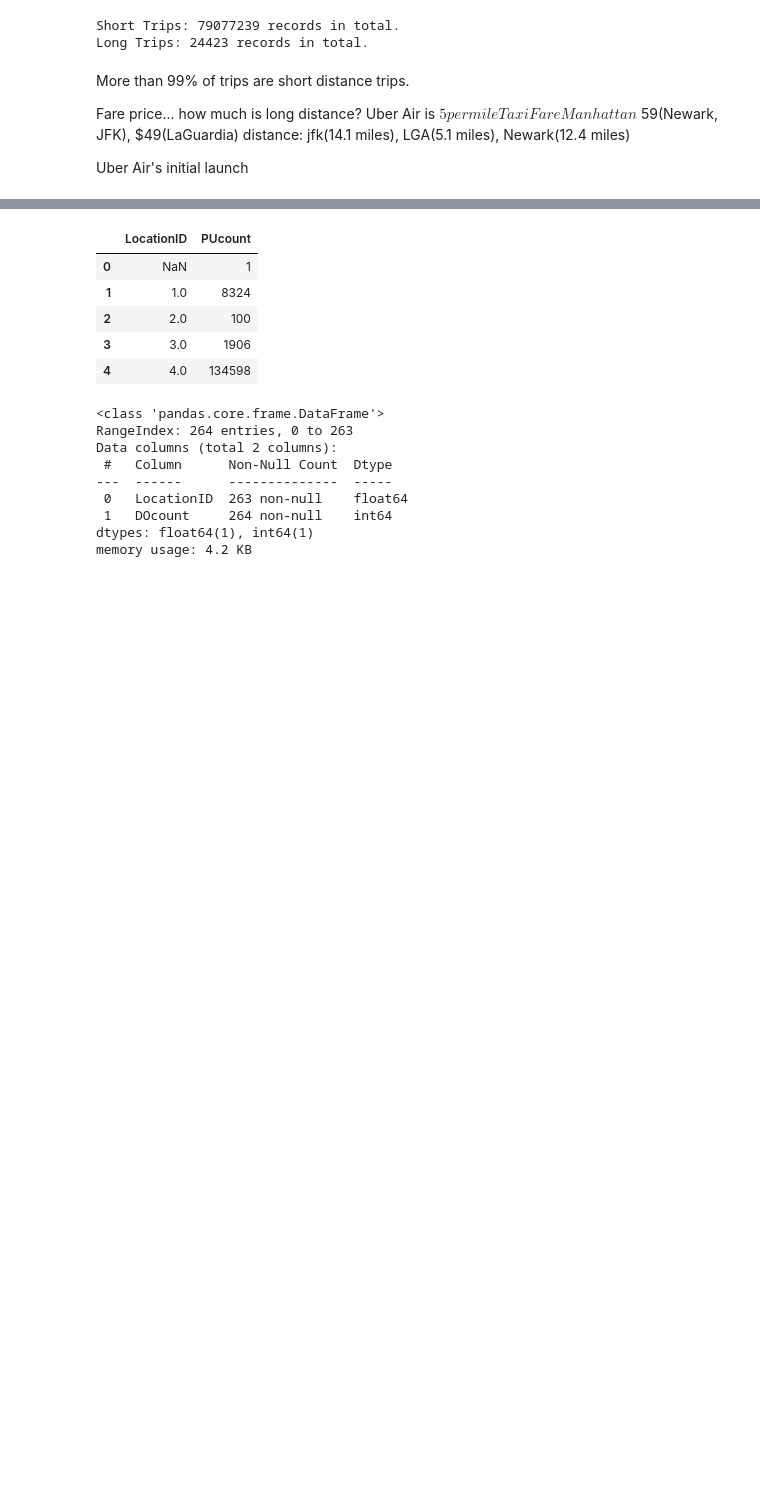
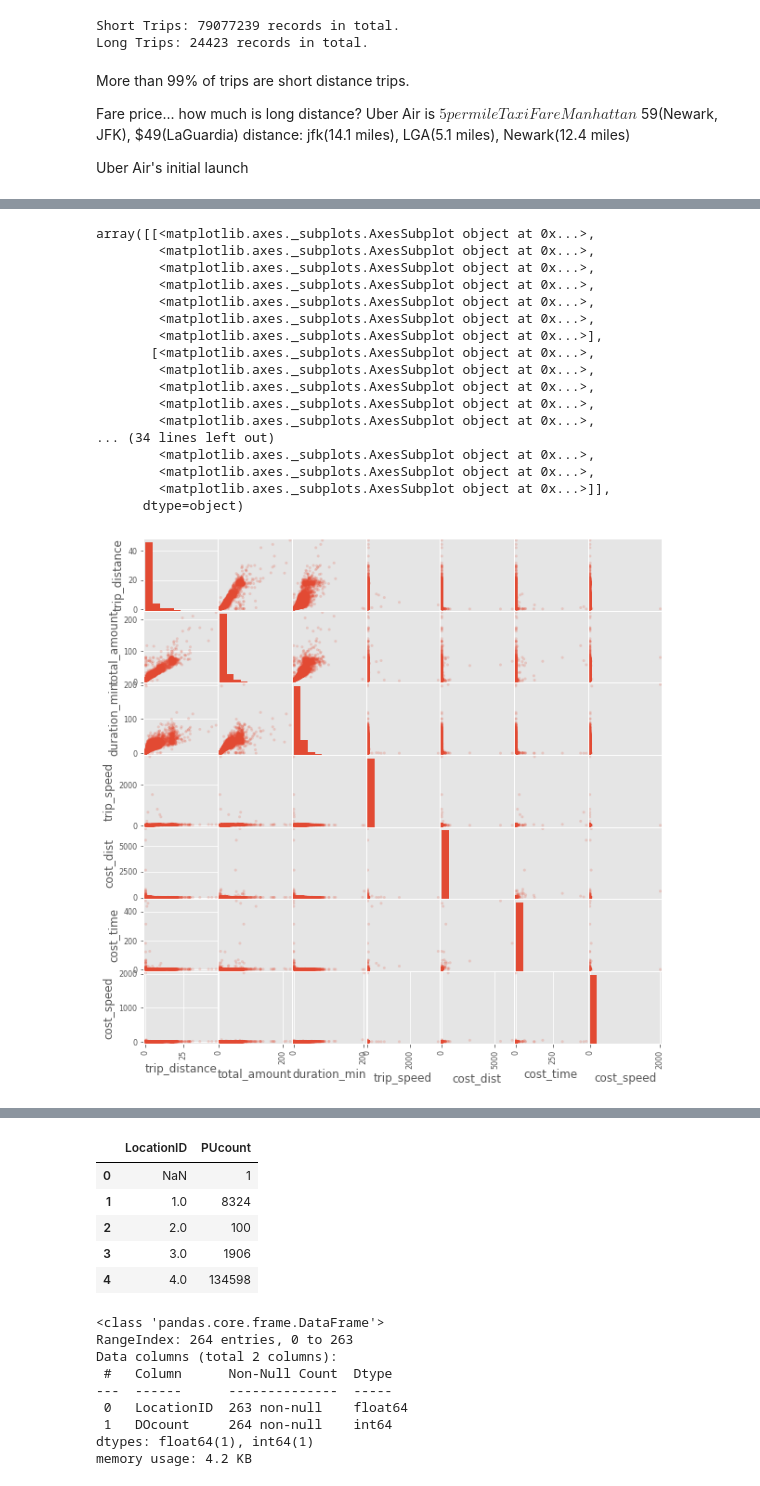
Before and after one commit to saehuh/Uber_Air__NYC, a Jupyter notebook: uber_air_nyc.ipynb, the cells around one changed output, grey strips where cells are left out. Saved outputs shown, nothing was run; the diff lists cells and outputs as text; code cells hidden in the pictures; blank space fills up the shorter version.

```diff
--- a/uber_air_nyc.ipynb
+++ b/uber_air_nyc.ipynb
@@ -553,0 +753,5 @@ See the caveats in the documentation: https://pandas.pydata.org/pandas-docs/stab
+# %%
+df_tdf['tpep_pickup_datetime'] = pd.to_datetime(df_tdf['tpep_pickup_datetime'])
+df_tdf['tpep_dropoff_datetime'] = pd.to_datetime(df_tdf['tpep_dropoff_datetime'])
+
+df_tdf.dtypes
@@ -553,0 +764,5 @@ See the caveats in the documentation: https://pandas.pydata.org/pandas-docs/stab
+# %%
+df_tdf['trip_duration'] = df_tdf['tpep_dropoff_datetime']-df_tdf['tpep_pickup_datetime']
+df_tdf['duration_min'] = df_tdf['trip_duration'].dt.total_seconds()/60
+df_tdf['trip_speed'] = df_tdf['trip_distance'] / df_tdf['duration_min']*60
+df_tdf.head()
@@ -553,0 +776,7 @@ See the caveats in the documentation: https://pandas.pydata.org/pandas-docs/stab
+# %%
+# Efficiency: cost/distance, cost/time, cost/speed
+
+df_tdf['cost_dist'] = df_tdf['total_amount']/df_tdf['trip_distance']
+df_tdf['cost_time'] = df_tdf['total_amount']/df_tdf['duration_min']
+df_tdf['cost_speed'] = df_tdf['total_amount']/df_tdf['trip_speed']
+df_tdf.head()
@@ -553,0 +790,3 @@ See the caveats in the documentation: https://pandas.pydata.org/pandas-docs/stab
+# %%
+# filtering out abnormalities
+df_tdf = df_tdf[df_tdf['duration_min'] < 300]
@@ -553,0 +805,23 @@ See the caveats in the documentation: https://pandas.pydata.org/pandas-docs/stab
+# %%
+from pandas.plotting import scatter_matrix
+
+scatter_matrix(df_tdf, alpha=0.2, figsize=(10,10))
+# %% [output]
+array([[<matplotlib.axes._subplots.AxesSubplot object at 0x...>,
+        <matplotlib.axes._subplots.AxesSubplot object at 0x...>,
+        <matplotlib.axes._subplots.AxesSubplot object at 0x...>,
+        <matplotlib.axes._subplots.AxesSubplot object at 0x...>,
+        <matplotlib.axes._subplots.AxesSubplot object at 0x...>,
+        <matplotlib.axes._subplots.AxesSubplot object at 0x...>,
+        <matplotlib.axes._subplots.AxesSubplot object at 0x...>],
+       [<matplotlib.axes._subplots.AxesSubplot object at 0x...>,
+        <matplotlib.axes._subplots.AxesSubplot object at 0x...>,
+        <matplotlib.axes._subplots.AxesSubplot object at 0x...>,
+        <matplotlib.axes._subplots.AxesSubplot object at 0x...>,
+        <matplotlib.axes._subplots.AxesSubplot object at 0x...>,
+... (34 lines left out)
+        <matplotlib.axes._subplots.AxesSubplot object at 0x...>,
+        <matplotlib.axes._subplots.AxesSubplot object at 0x...>,
+        <matplotlib.axes._subplots.AxesSubplot object at 0x...>]],
+      dtype=object)
+[figure, added]
```
Also changed, not shown: parts of 104 cells of this notebook.
